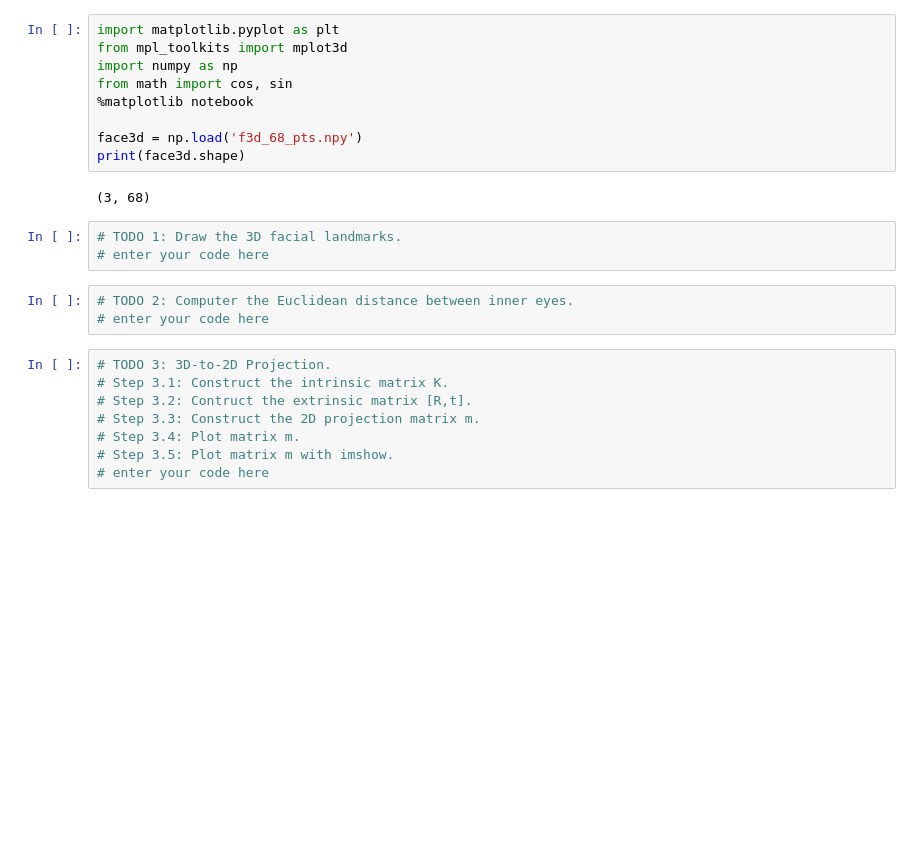
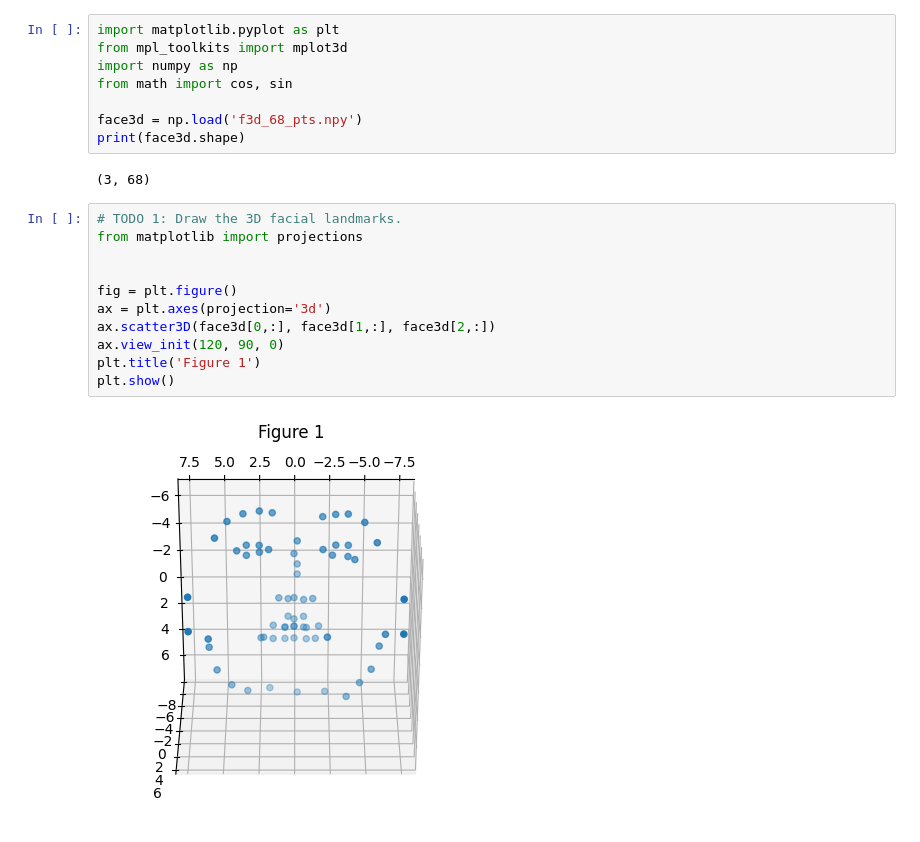
Before and after one commit to nsysu-itlab/3D-Vision-Assignments, a Jupyter notebook: Assignment1/assignment1_template.ipynb, the cells around one changed output. Saved outputs shown, nothing was run; the diff lists cells and outputs as text; blank space fills up the shorter version.

```diff
--- a/Assignment1/assignment1_template.ipynb
+++ b/Assignment1/assignment1_template.ipynb
@@ -3,23 +3,21 @@ import matplotlib.pyplot as plt
 from mpl_toolkits import mplot3d
 import numpy as np
 from math import cos, sin
-%matplotlib notebook
 
 face3d = np.load('f3d_68_pts.npy')
 print(face3d.shape)
 # %% [output]
 (3, 68)
-# %%
-# TODO 1: Draw the 3D facial landmarks.
-# enter your code here
-# %%
-# TODO 2: Computer the Euclidean distance between inner eyes.
-# enter your code here
-# %%
-# TODO 3: 3D-to-2D Projection.
-# Step 3.1: Construct the intrinsic matrix K.
-# Step 3.2: Contruct the extrinsic matrix [R,t].
-# Step 3.3: Construct the 2D projection matrix m.
-# Step 3.4: Plot matrix m.
-# Step 3.5: Plot matrix m with imshow.
-# enter your code here
+# %%
+# TODO 1: Draw the 3D facial landmarks.
+from matplotlib import projections
+
+
+fig = plt.figure()
+ax = plt.axes(projection='3d')
+ax.scatter3D(face3d[0,:], face3d[1,:], face3d[2,:])
+ax.view_init(120, 90, 0)
+plt.title('Figure 1')
+plt.show()
+# %% [output]
+[figure, added]
```
Also changed, not shown: parts of 8 cells of this notebook.
